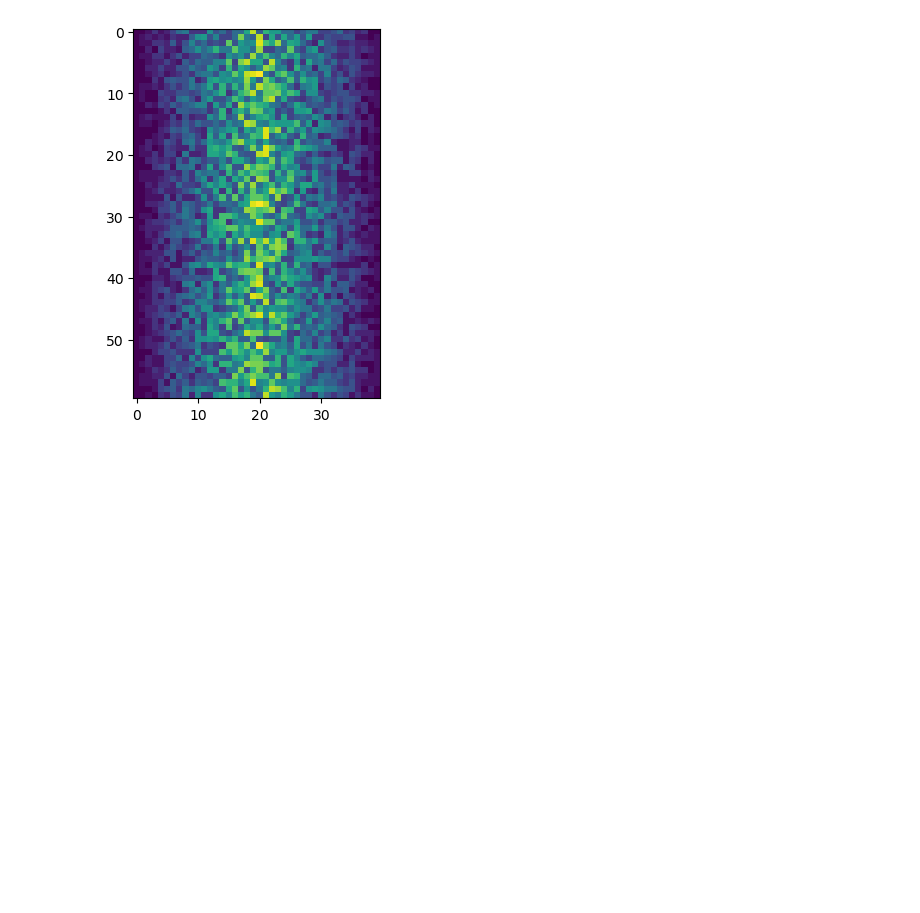
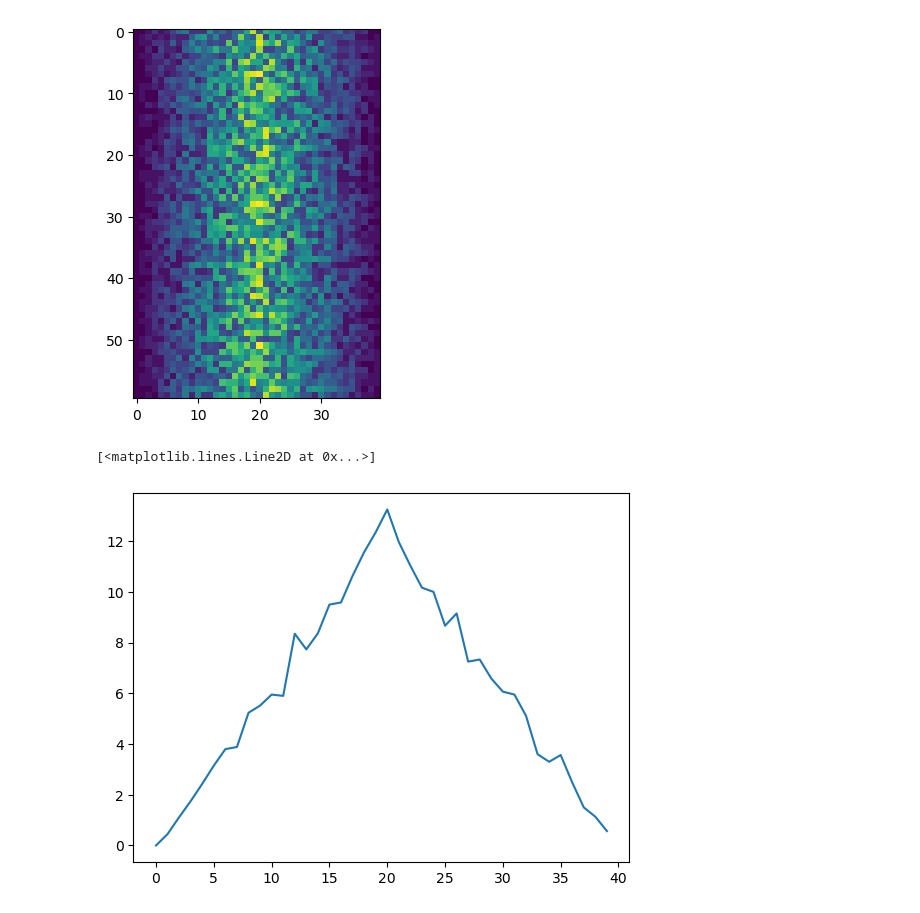
Before and after one commit to tu-delft-library/introduction_to_programming_with_python, a Jupyter notebook: material_for_participants/python_one.ipynb, the cells around one changed output. Saved outputs shown, nothing was run; the diff lists cells and outputs as text; code cells hidden in the pictures; blank space fills up the shorter version.

```diff
--- a/material_for_participants/python_one.ipynb
+++ b/material_for_participants/python_one.ipynb
@@ -487,3 +487,8 @@ plt.imshow(data)
 # %% [output]
 <matplotlib.image.AxesImage at 0x...>
 [figure]
+# %%
+plt.plot(np.mean(data, axis=0))
+# %% [output]
+[<matplotlib.lines.Line2D at 0x...>]
+[figure, added]
```
